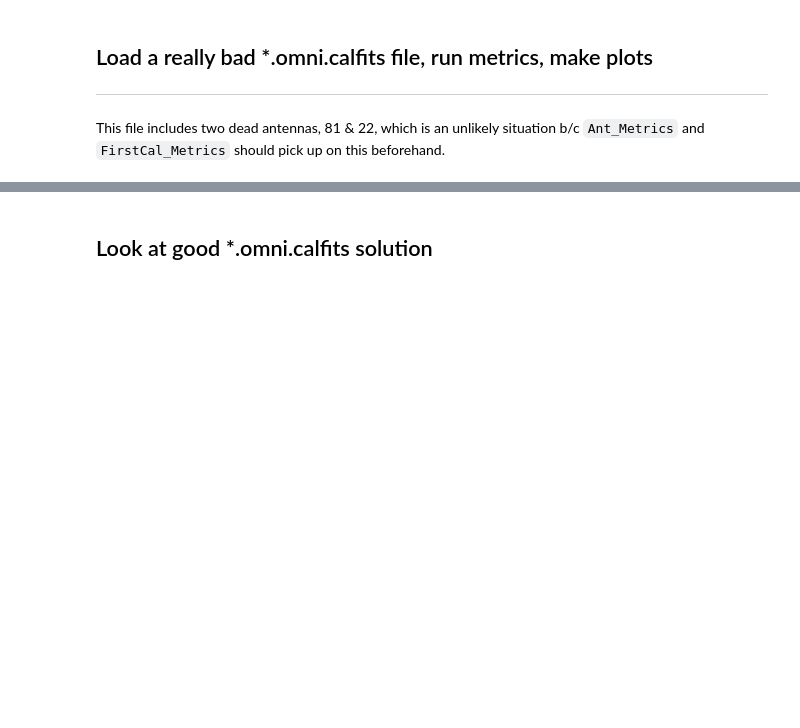
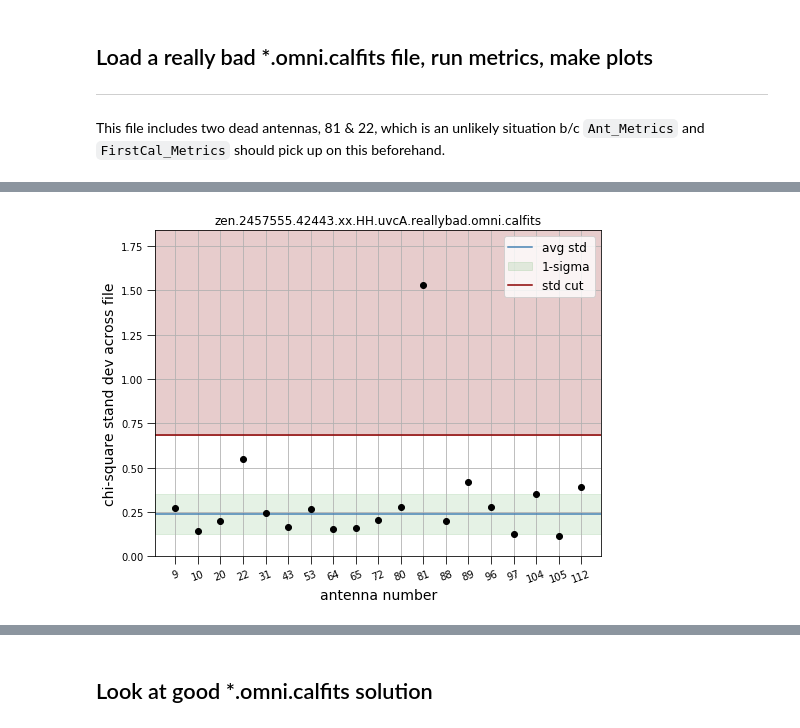
Before and after one commit to HERA-Team/hera_qm, a Jupyter notebook: scripts/omnical_metrics_example.ipynb, the cells around one changed output, grey strips where cells are left out. Saved outputs shown, nothing was run; the diff lists cells and outputs as text; code cells hidden in the pictures; blank space fills up the shorter version.

```diff
--- a/scripts/omnical_metrics_example.ipynb
+++ b/scripts/omnical_metrics_example.ipynb
@@ -125,0 +39,6 @@ True
+# %%
+omni_file = os.path.join(DATA_PATH, "zen.2457555.42443.xx.HH.uvcA.reallybad.omni.calfits")
+fc_file = os.path.join(DATA_PATH, "zen.2457555.42443.xx.HH.uvcA.reallybad.first.calfits")
+
+OM = hqm.omnical_metrics.OmniCal_Metrics(omni_file)
+full_metrics = OM.run_metrics(fcfiles=fc_file, cut_edges=True, phs_std_cut=0.3, chisq_std_zscore_cut=4.0)
@@ -125,0 +70,5 @@ True
+# %%
+# Look at Chi Square Standard Deviations
+hqm.omnical_metrics.plot_chisq_metric(full_metrics['XX'])
+# %% [output]
+[figure, added]
```
Also changed, not shown: parts of 65 cells of this notebook.
